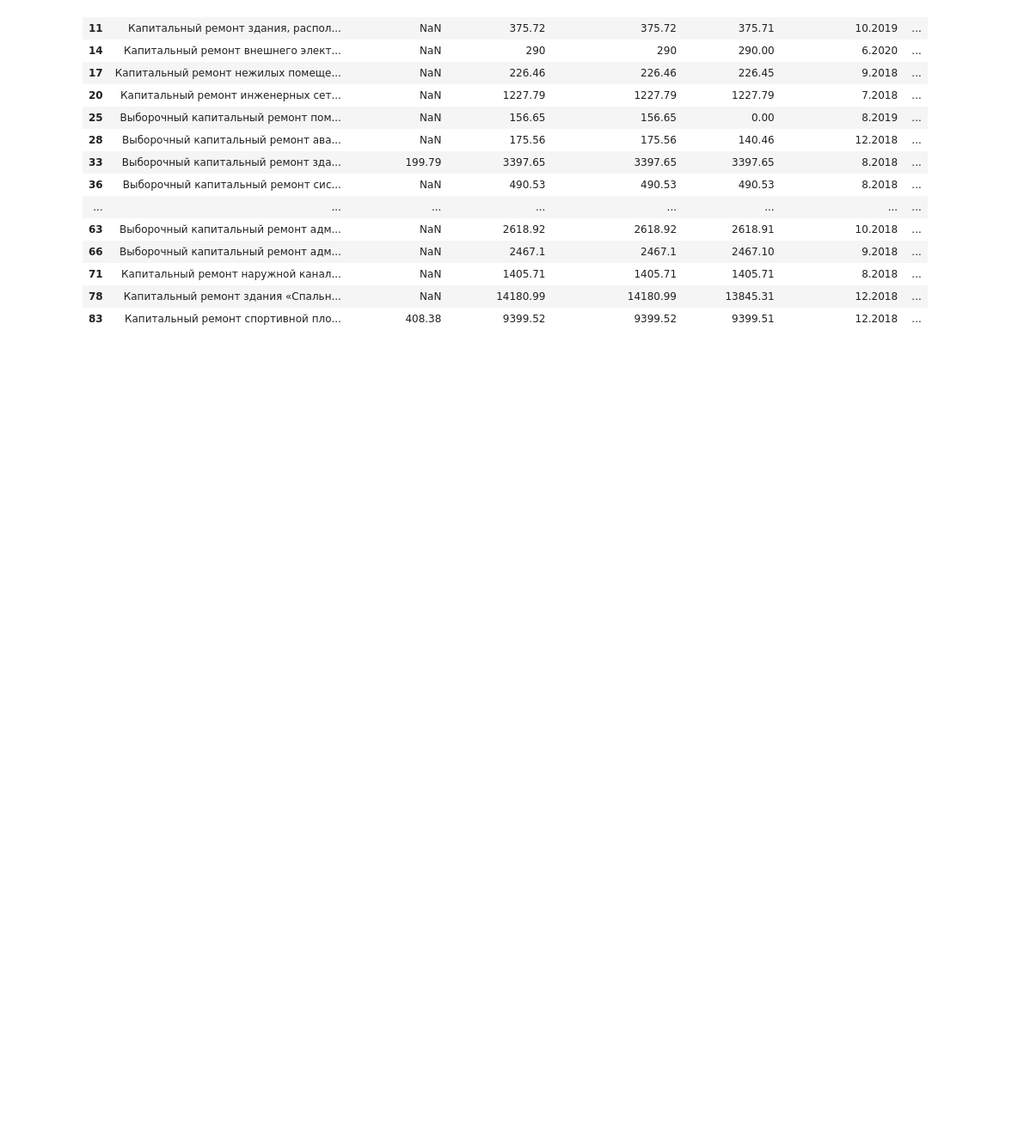
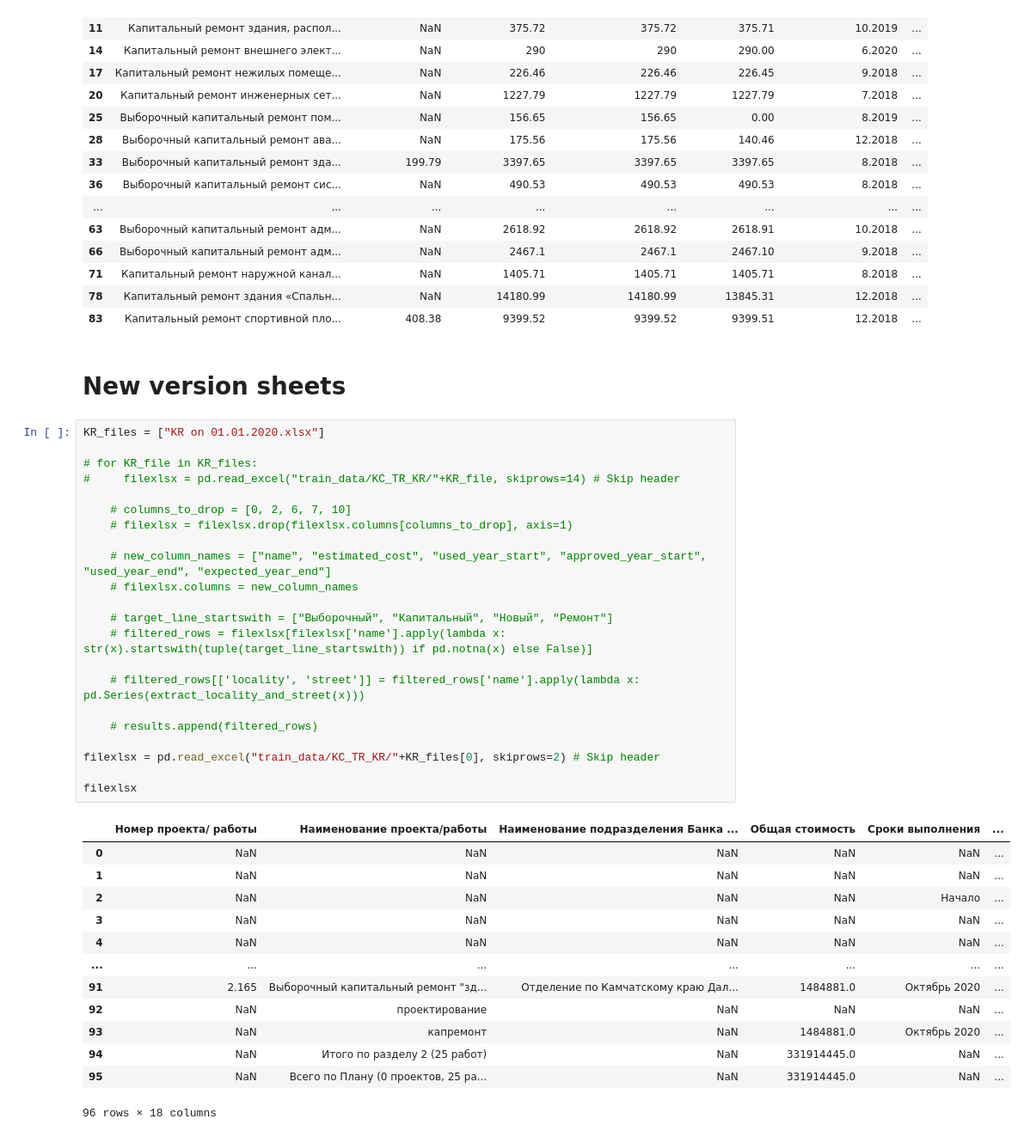
Before and after one commit to 999rse/noa_cb_intern, a Jupyter notebook: kc_tr_kr_operating.ipynb, the cells around one changed output. Shown: that part at 86% size. Drawn from its saved outputs; the diff is of its cells as text; blank space fills up the shorter version.

Commit message:
Init KR ops for new version sheets

```diff
--- a/kc_tr_kr_operating.ipynb
+++ b/kc_tr_kr_operating.ipynb
@@ -125,3 +125,41 @@ results[2]
 | 71 | Капитальный ремонт наружной канал... | NaN | 1405.71 | 1405.71 | 1405.71 | 8.2018 | ... |
 | 78 | Капитальный ремонт здания «Спальн... | NaN | 14180.99 | 14180.99 | 13845.31 | 12.2018 | ... |
 | 83 | Капитальный ремонт спортивной пло... | 408.38 | 9399.52 | 9399.52 | 9399.51 | 12.2018 | ... |
+# %% [markdown]
+# New version sheets
+# %%
+KR_files = ["KR on 01.01.2020.xlsx"]
+
+# for KR_file in KR_files:
+#     filexlsx = pd.read_excel("train_data/KC_TR_KR/"+KR_file, skiprows=14) # Skip header
+
+    # columns_to_drop = [0, 2, 6, 7, 10]
+    # filexlsx = filexlsx.drop(filexlsx.columns[columns_to_drop], axis=1)
+
+    # new_column_names = ["name", "estimated_cost", "used_year_start", "approved_year_start", "used_year_end", "expected_year_end"]
+    # filexlsx.columns = new_column_names
+
+    # target_line_startswith = ["Выборочный", "Капитальный", "Новый", "Ремонт"]
+    # filtered_rows = filexlsx[filexlsx['name'].apply(lambda x: str(x).startswith(tuple(target_line_startswith)) if pd.notna(x) else False)]
+
+    # filtered_rows[['locality', 'street']] = filtered_rows['name'].apply(lambda x: pd.Series(extract_locality_and_street(x)))
+
+    # results.append(filtered_rows)
+
+filexlsx = pd.read_excel("train_data/KC_TR_KR/"+KR_files[0], skiprows=2) # Skip header
+
+filexlsx
+# %% [output]
+|  | Номер проекта/ работы | Наименование проекта/работы | Наименование подразделения Банка ... | Общая стоимость | Сроки выполнения | ... |
+| 0 | NaN | NaN | NaN | NaN | NaN | ... |
+| 1 | NaN | NaN | NaN | NaN | NaN | ... |
+| 2 | NaN | NaN | NaN | NaN | Начало | ... |
+| 3 | NaN | NaN | NaN | NaN | NaN | ... |
+| 4 | NaN | NaN | NaN | NaN | NaN | ... |
+| ... | ... | ... | ... | ... | ... | ... |
+| 91 | 2.165 | Выборочный капитальный ремонт "зд... | Отделение по Камчатскому краю Дал... | 1484881.0 | Октябрь 2020 | ... |
+| 92 | NaN | проектирование | NaN | NaN | NaN | ... |
+| 93 | NaN | капремонт | NaN | 1484881.0 | Октябрь 2020 | ... |
+| 94 | NaN | Итого по разделу 2 (25 работ) | NaN | 331914445.0 | NaN | ... |
+| 95 | NaN | Всего по Плану (0 проектов, 25 ра... | NaN | 331914445.0 | NaN | ... |
+96 rows × 18 columns
```
Also changed, not shown: parts of 6 cells of this notebook.
